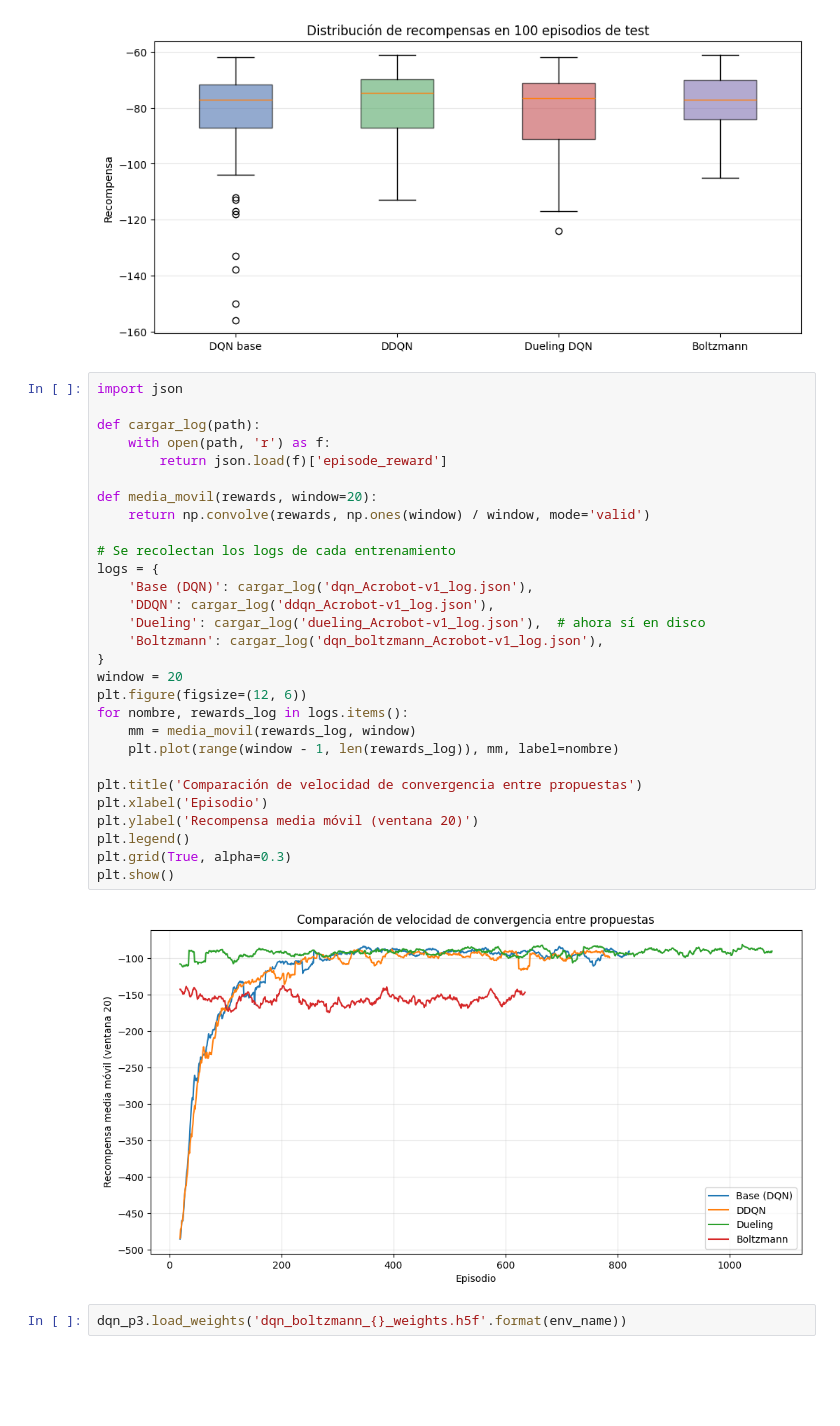
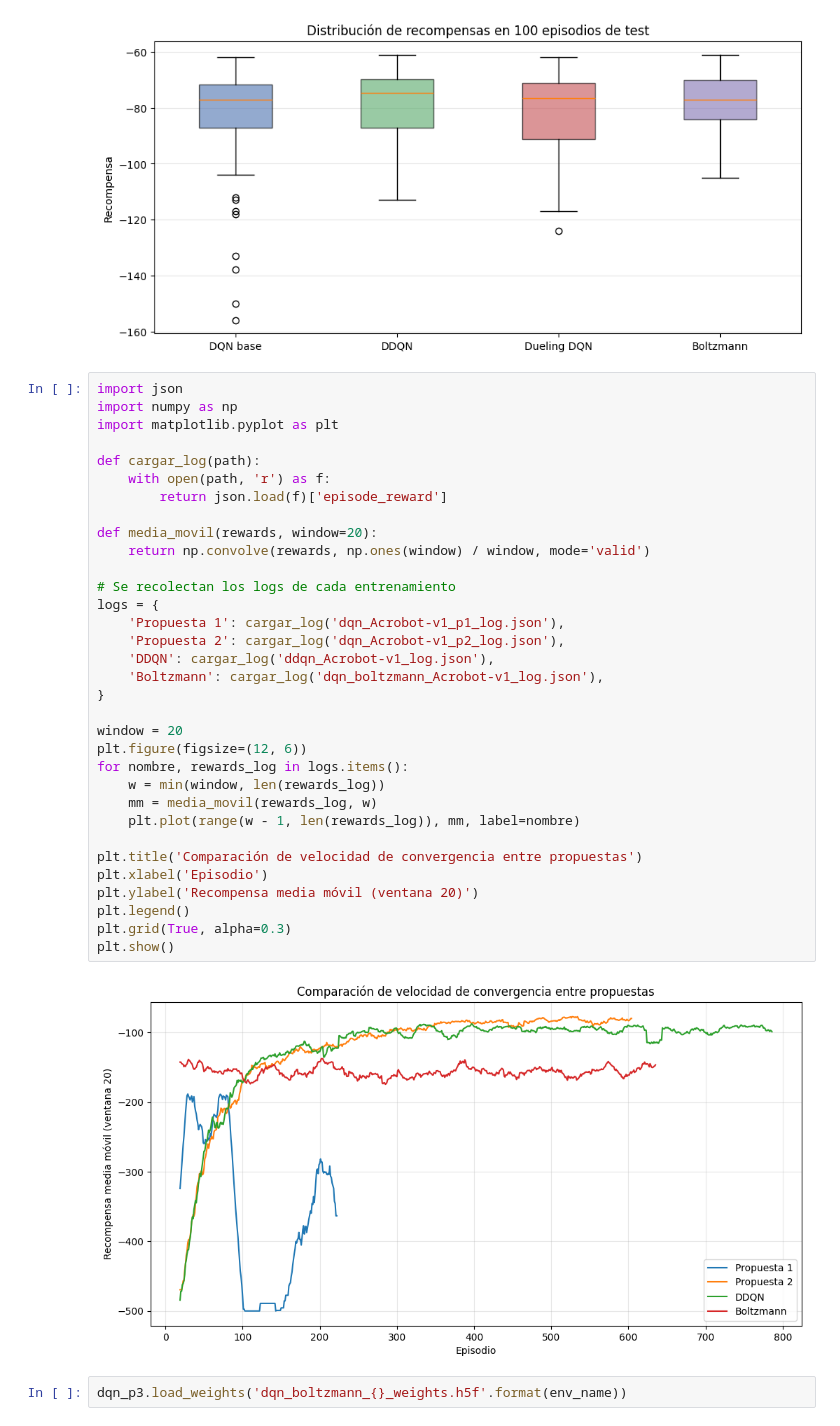
Before and after one commit to kevinsoto772/08MIAR-Proyecto-RL, a Jupyter notebook: Proyecto_práctico DG.ipynb, the cells around one changed output. Saved outputs shown, nothing was run; the diff lists cells and outputs as text; blank space fills up the shorter version.

```diff
--- a/Proyecto_práctico DG.ipynb
+++ b/Proyecto_práctico DG.ipynb
@@ -819,35 +825,39 @@ plt.show()
 [figure]
 # %%
 import json
+import numpy as np
+import matplotlib.pyplot as plt
 
 def cargar_log(path):
     with open(path, 'r') as f:
         return json.load(f)['episode_reward']
 
 def media_movil(rewards, window=20):
     return np.convolve(rewards, np.ones(window) / window, mode='valid')
 
 # Se recolectan los logs de cada entrenamiento
 logs = {
-    'Base (DQN)': cargar_log('dqn_Acrobot-v1_log.json'),
+    'Propuesta 1': cargar_log('dqn_Acrobot-v1_p1_log.json'),
+    'Propuesta 2': cargar_log('dqn_Acrobot-v1_p2_log.json'),
     'DDQN': cargar_log('ddqn_Acrobot-v1_log.json'),
-    'Dueling': cargar_log('dueling_Acrobot-v1_log.json'),  # ahora sí en disco
     'Boltzmann': cargar_log('dqn_boltzmann_Acrobot-v1_log.json'),
 }
+
 window = 20
 plt.figure(figsize=(12, 6))
 for nombre, rewards_log in logs.items():
-    mm = media_movil(rewards_log, window)
-    plt.plot(range(window - 1, len(rewards_log)), mm, label=nombre)
+    w = min(window, len(rewards_log))
+    mm = media_movil(rewards_log, w)
+    plt.plot(range(w - 1, len(rewards_log)), mm, label=nombre)
 
 plt.title('Comparación de velocidad de convergencia entre propuestas')
 plt.xlabel('Episodio')
 plt.ylabel('Recompensa media móvil (ventana 20)')
 plt.legend()
 plt.grid(True, alpha=0.3)
 plt.show()
 # %% [output]
-[figure, old version]
+[figure, new version]
 # %%
 dqn_p3.load_weights('dqn_boltzmann_{}_weights.h5f'.format(env_name))
 # %%
```
Also changed, not shown: parts of 9 cells of this notebook.
